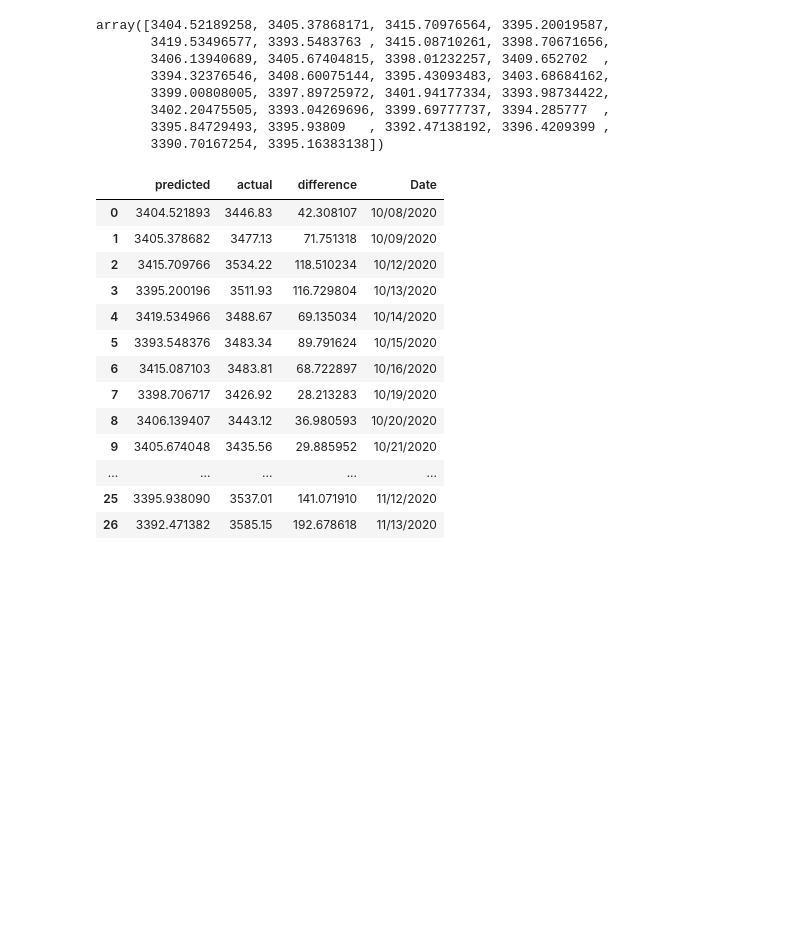
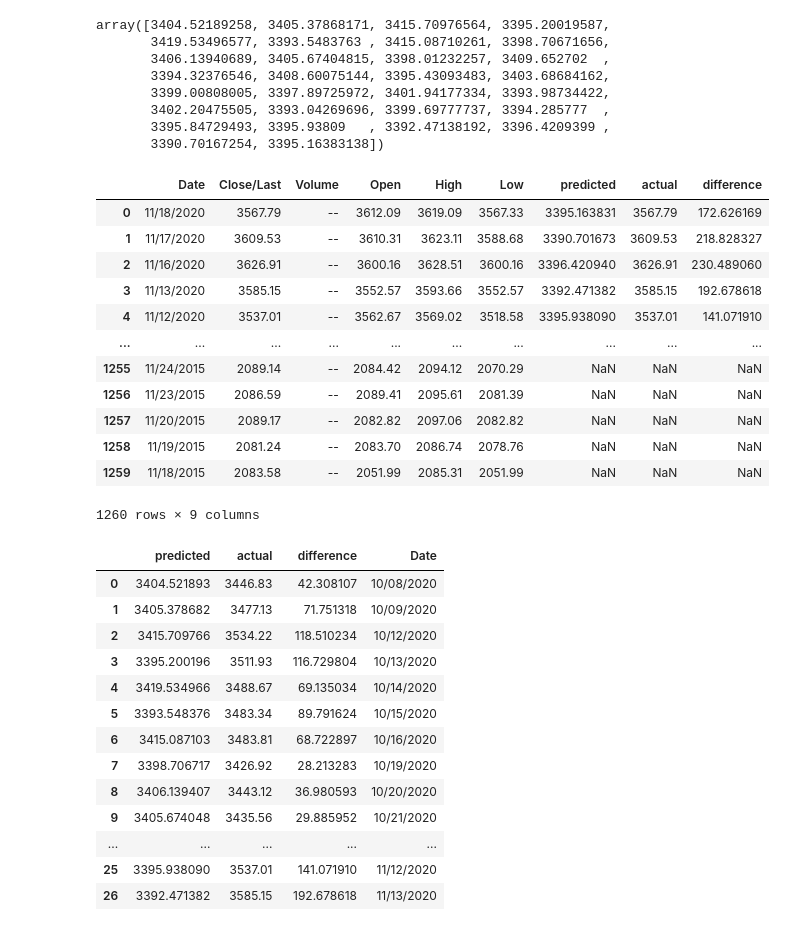
Before and after one commit to Falcon-d/Final-Project, a Jupyter notebook: Stocks_Model.ipynb, the cells around one changed output. Cells and saved outputs as stored; diff of their text form; code cells hidden in the pictures; blank space fills up the shorter version.

Commit message:
merged results and historical data to one csv

```diff
--- a/Stocks_Model.ipynb
+++ b/Stocks_Model.ipynb
@@ -137,9 +137,23 @@ array([3404.52189258, 3405.37868171, 3415.70976564, 3395.20019587,
 # %%
 results_df = pd.DataFrame({'predicted': model.predict(n_periods= 30), 'actual':test, 'difference': test - model.predict(n_periods= 30)})
 
 results_df['Date'] = date
 
-results_df.to_csv('./stock_results.csv')
+results_df.to_csv('./data/stock_results.csv')
+# %% [output]
+|  | Date | Close/Last | Volume | Open | High | Low | predicted | actual | difference |
+| 0 | 11/18/2020 | 3567.79 | -- | 3612.09 | 3619.09 | 3567.33 | 3395.163831 | 3567.79 | 172.626169 |
+| 1 | 11/17/2020 | 3609.53 | -- | 3610.31 | 3623.11 | 3588.68 | 3390.701673 | 3609.53 | 218.828327 |
+| 2 | 11/16/2020 | 3626.91 | -- | 3600.16 | 3628.51 | 3600.16 | 3396.420940 | 3626.91 | 230.489060 |
+| 3 | 11/13/2020 | 3585.15 | -- | 3552.57 | 3593.66 | 3552.57 | 3392.471382 | 3585.15 | 192.678618 |
+| 4 | 11/12/2020 | 3537.01 | -- | 3562.67 | 3569.02 | 3518.58 | 3395.938090 | 3537.01 | 141.071910 |
+| ... | ... | ... | ... | ... | ... | ... | ... | ... | ... |
+| 1255 | 11/24/2015 | 2089.14 | -- | 2084.42 | 2094.12 | 2070.29 | NaN | NaN | NaN |
+| 1256 | 11/23/2015 | 2086.59 | -- | 2089.41 | 2095.61 | 2081.39 | NaN | NaN | NaN |
+| 1257 | 11/20/2015 | 2089.17 | -- | 2082.82 | 2097.06 | 2082.82 | NaN | NaN | NaN |
+| 1258 | 11/19/2015 | 2081.24 | -- | 2083.70 | 2086.74 | 2078.76 | NaN | NaN | NaN |
+| 1259 | 11/18/2015 | 2083.58 | -- | 2051.99 | 2085.31 | 2051.99 | NaN | NaN | NaN |
+1260 rows × 9 columns
 # %%
 results_df
 # %% [output]
```
Also changed, not shown: parts of 3 cells of this notebook, 1 other file.
